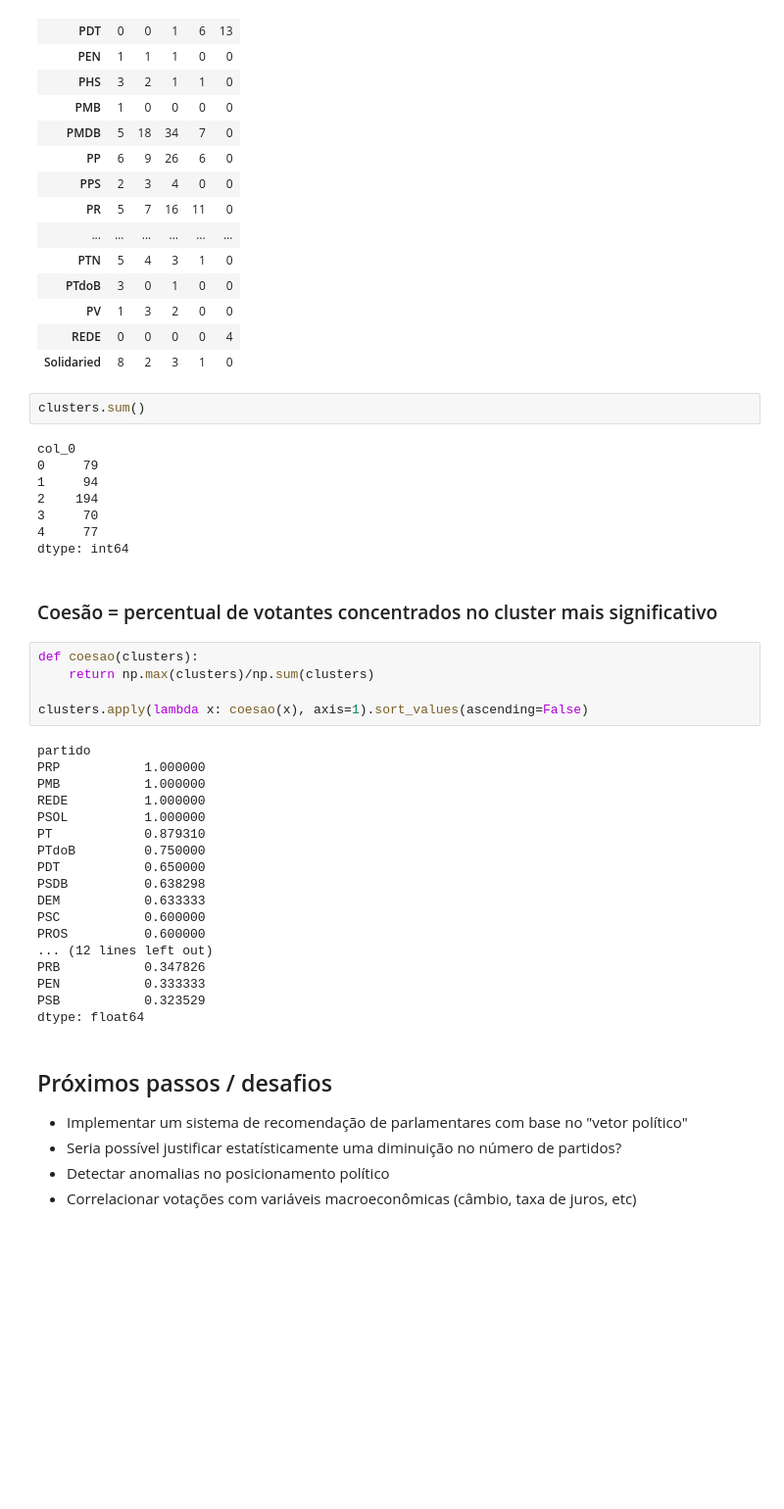
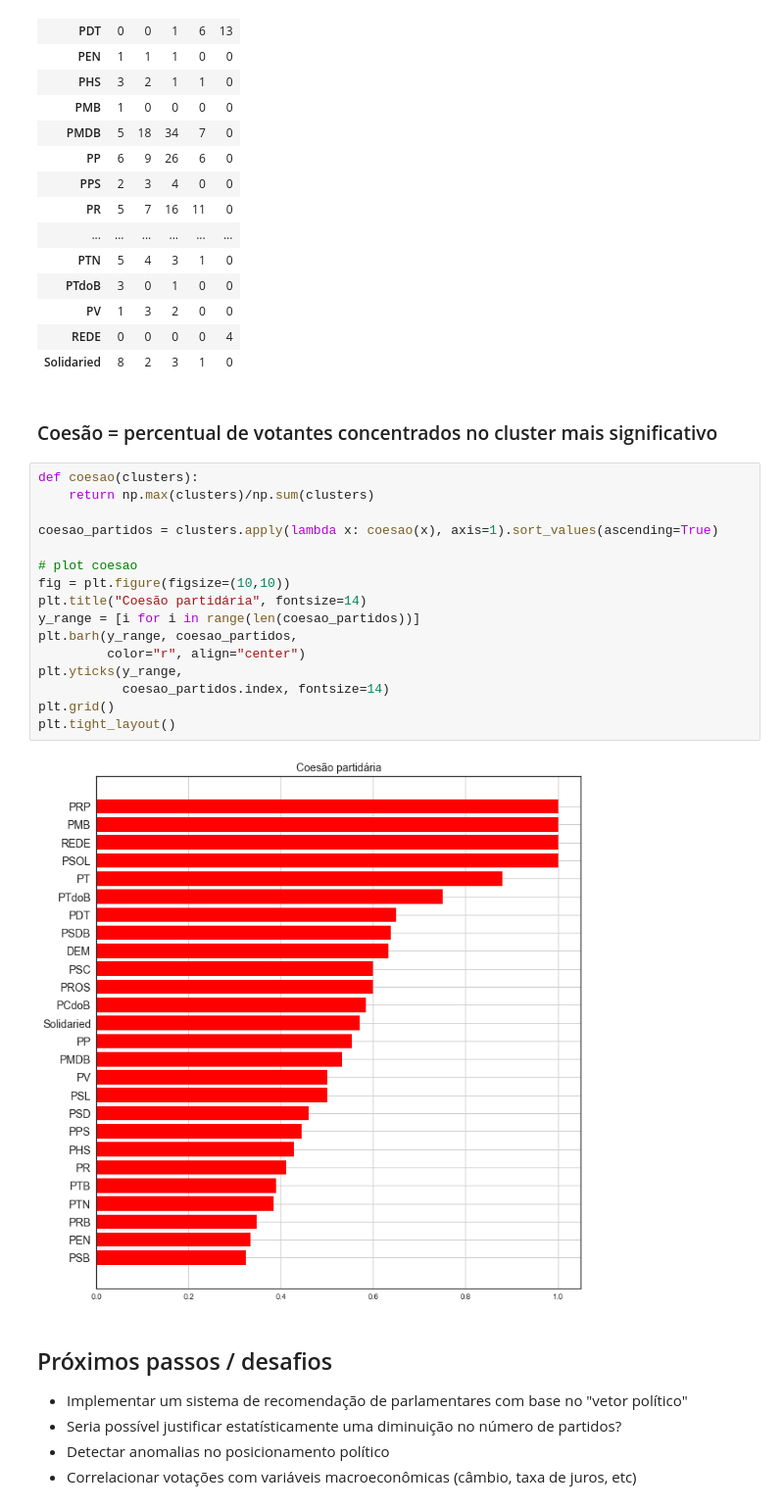
Before and after one commit to filipesfreitas/jogo-politico, a Jupyter notebook: jogo-politico.ipynb, the cells around one changed output. Shown at 98% size. Cells and saved outputs as stored; diff of their text form; blank space fills up the shorter version.

Commit message:
Gráfico de coesão partidária

```diff
--- a/jogo-politico.ipynb
+++ b/jogo-politico.ipynb
@@ -445,41 +445,26 @@ clusters
 | PV | 1 | 3 | 2 | 0 | 0 |
 | REDE | 0 | 0 | 0 | 0 | 4 |
 | Solidaried | 8 | 2 | 3 | 1 | 0 |
-# %%
-clusters.sum()
-# %% [output]
-col_0
-0     79
-1     94
-2    194
-3     70
-4     77
-dtype: int64
 # %% [markdown]
 ### Coesão = percentual de votantes concentrados no cluster mais significativo
 # %%
 def coesao(clusters):
     return np.max(clusters)/np.sum(clusters)
 
-clusters.apply(lambda x: coesao(x), axis=1).sort_values(ascending=False)
+coesao_partidos = clusters.apply(lambda x: coesao(x), axis=1).sort_values(ascending=True)
+
+# plot coesao
+fig = plt.figure(figsize=(10,10))
+plt.title("Coesão partidária", fontsize=14)
+y_range = [i for i in range(len(coesao_partidos))]
+plt.barh(y_range, coesao_partidos,
+         color="r", align="center")
+plt.yticks(y_range,
+           coesao_partidos.index, fontsize=14)
+plt.grid()
+plt.tight_layout()
 # %% [output]
-partido
-PRP           1.000000
-PMB           1.000000
-REDE          1.000000
-PSOL          1.000000
-PT            0.879310
-PTdoB         0.750000
-PDT           0.650000
-PSDB          0.638298
-DEM           0.633333
-PSC           0.600000
-PROS          0.600000
-... (12 lines left out)
-PRB           0.347826
-PEN           0.333333
-PSB           0.323529
-dtype: float64
+[figure, added]
 # %% [markdown]
 ## Próximos passos / desafios
 * Implementar um sistema de recomendação de parlamentares com base no "vetor político"
```
